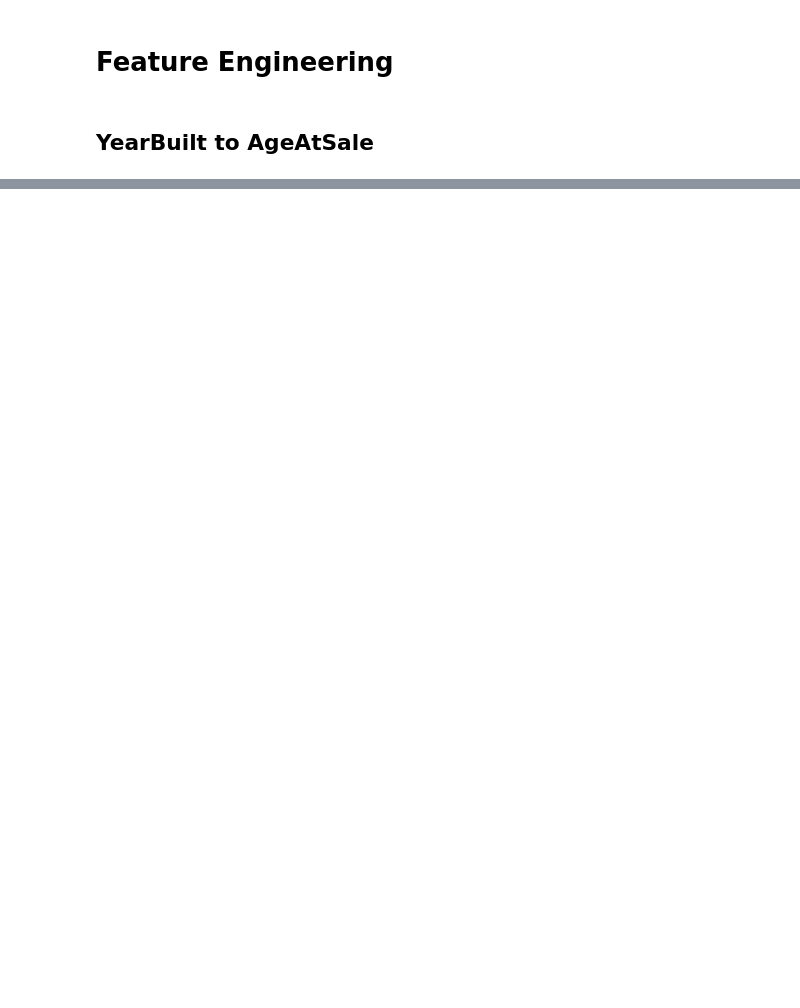
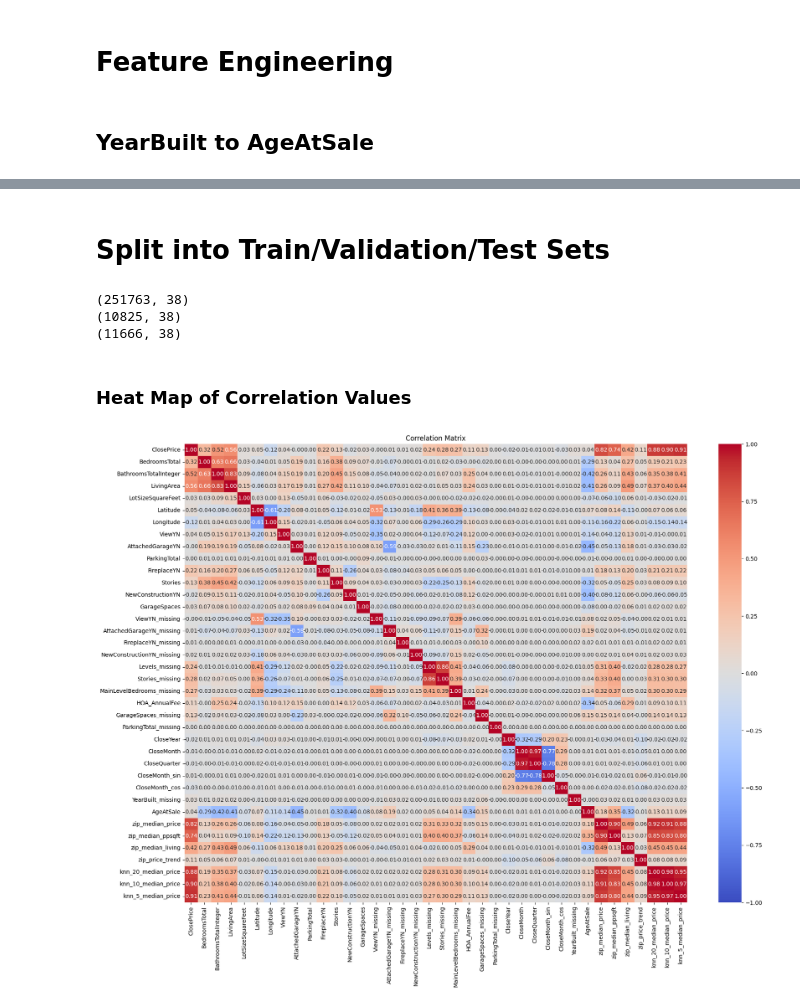
Before and after one commit to zblehm/IDX-Exchange-Data-Science, a Jupyter notebook: 02_preprocessing.ipynb, the cells around one changed output, grey strips where cells are left out. Drawn from its saved outputs; the diff is of its cells as text; code cells hidden in the pictures; blank space fills up the shorter version.

```diff
--- a/02_preprocessing.ipynb
+++ b/02_preprocessing.ipynb
@@ -969,0 +1059,3 @@ train_full = train_full.drop(columns=["PricePerSqft"])
+# %%
+# Create a PricePerSqft column to use for zip level aggregate then drop
+df_clean["PricePerSqft"] = df_clean["ClosePrice"] / df_clean["LivingArea"]
@@ -969,0 +1201,7 @@ train_full = train_full.drop(columns=["PricePerSqft"])
+# %%
+# Drop PricePerSqft now that we have the aggregates and trend
+df_clean = df_clean.drop(columns=["PricePerSqft"])
+
+# Drop YearBuilt since it is no longer needed
+df_clean = df_clean.drop(columns=["PostalCode"])
+keep_columns.remove("PostalCode")
@@ -969,0 +1236,49 @@ train_full = train_full.drop(columns=["PricePerSqft"])
+# %%
+df_clean = drop_first_n_months(df_clean, 2)
+# %% [markdown]
+# Split into Train/Validation/Test Sets
+# %%
+val_mask = (df_clean["CloseDate"].dt.year == 2026) & (df_clean["CloseDate"].dt.month == 3)
+test_mask = (df_clean["CloseDate"].dt.year == 2026) & (df_clean["CloseDate"].dt.month == 4)
+
+# Drop YearBuilt since it is no longer needed
+df_clean = df_clean.drop(columns=["CloseDate"])
+keep_columns.remove("CloseDate")
+
+df_val = df_clean[val_mask].copy()
+df_test = df_clean[test_mask].copy()
+
+train_full = df_clean[~(val_mask | test_mask)].copy()
+# %%
+print(train_full.shape)
+print(df_val.shape)
+print(df_test.shape)
+# %% [output]
+(251763, 38)
+(10825, 38)
+(11666, 38)
+# %% [markdown]
+### Heat Map of Correlation Values
+# %%
+# Select numeric columns only
+numeric_cols = train_full.select_dtypes(include=[np.number]).columns
+
+corr = train_full[numeric_cols].corr()
+
+plt.figure(figsize=(18, 14))
+
+sns.heatmap(
+    corr,
+    annot=True,
+    cmap="coolwarm",
+    vmin=-1,
+    vmax=1,
+    center=0,
+    fmt=".2f"
+)
+
+plt.title("Correlation Matrix")
+plt.tight_layout()
+plt.show()
+# %% [output]
+[figure, added]
```
Also changed, not shown: parts of 120 cells of this notebook.
